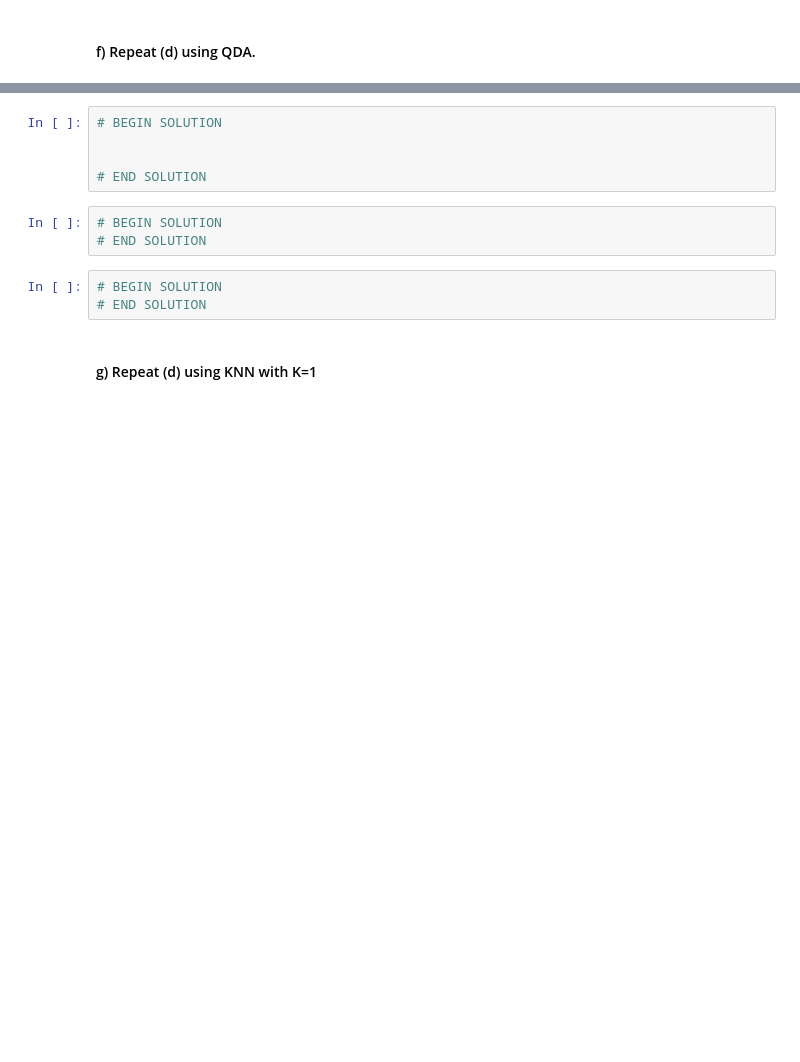
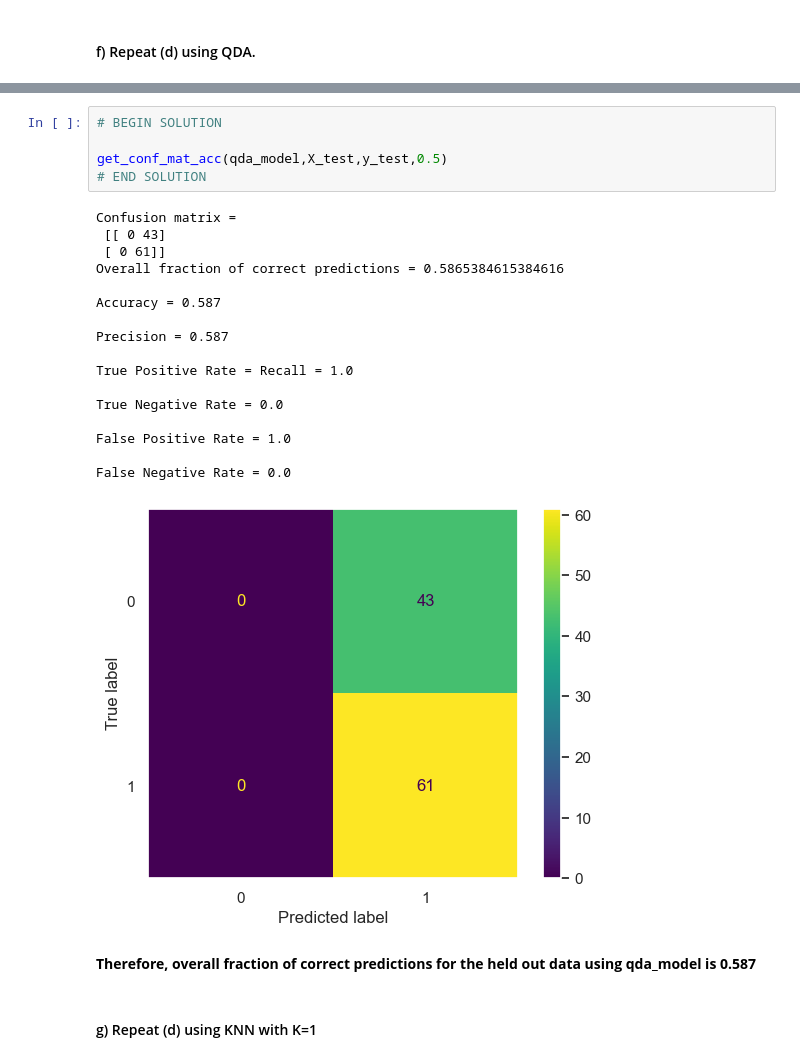
Before and after one commit to srikrish2812/intro_to_ml, a Jupyter notebook: week_4/IML_Assignment_4_Abhay.ipynb, the cells around one changed output, grey strips where cells are left out. Cells and saved outputs as stored; diff of their text form; blank space fills up the shorter version.

```diff
--- a/week_4/IML_Assignment_4_Abhay.ipynb
+++ b/week_4/IML_Assignment_4_Abhay.ipynb
@@ -407,13 +556,27 @@ False Negative Rate = 0.079
 # %%
 # BEGIN SOLUTION
 
-
+get_conf_mat_acc(qda_model,X_test,y_test,0.5)
 # END SOLUTION
+# %% [output]
+Confusion matrix =
+ [[ 0 43]
+ [ 0 61]]
+Overall fraction of correct predictions = 0.5865384615384616
+
+Accuracy = 0.587
+
+Precision = 0.587
+
+True Positive Rate = Recall = 1.0
+
+True Negative Rate = 0.0
+
+False Positive Rate = 1.0
+
+False Negative Rate = 0.0
+[figure, added]
-# %%
-# BEGIN SOLUTION
-# END SOLUTION
-# %%
-# BEGIN SOLUTION
-# END SOLUTION
+# %% [markdown]
+**Therefore, overall fraction of correct predictions for the held out data using qda_model is 0.587**
 # %% [markdown]
 #### g) Repeat (d) using KNN with K=1
```
Also changed, not shown: parts of 23 cells of this notebook, 1 other file.
